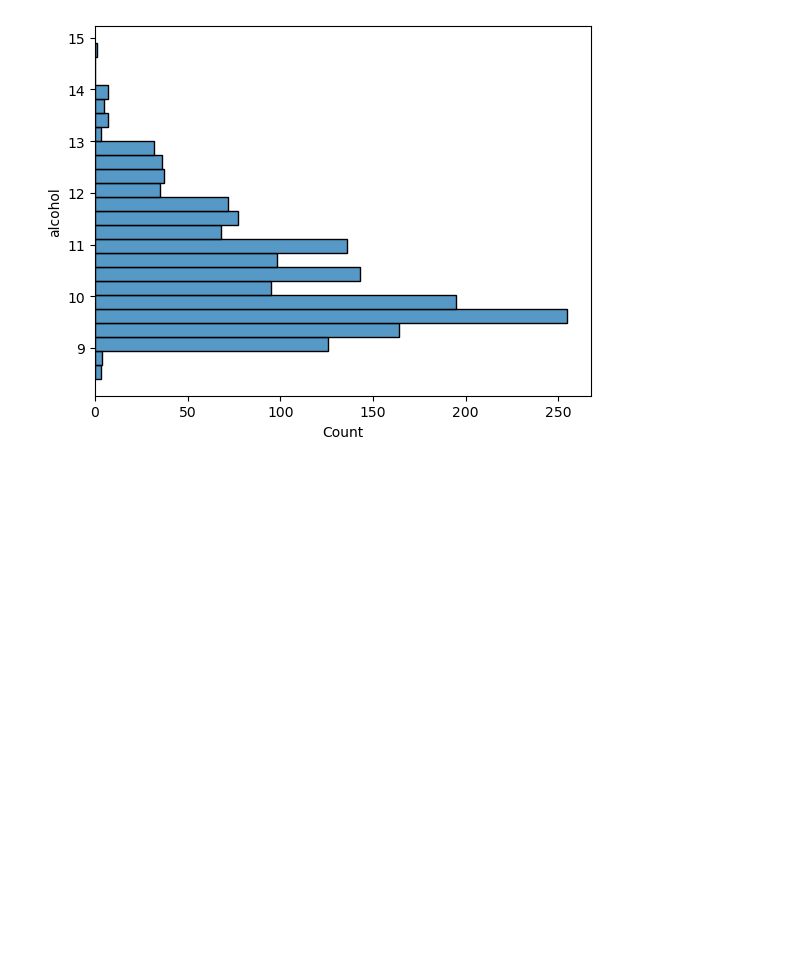
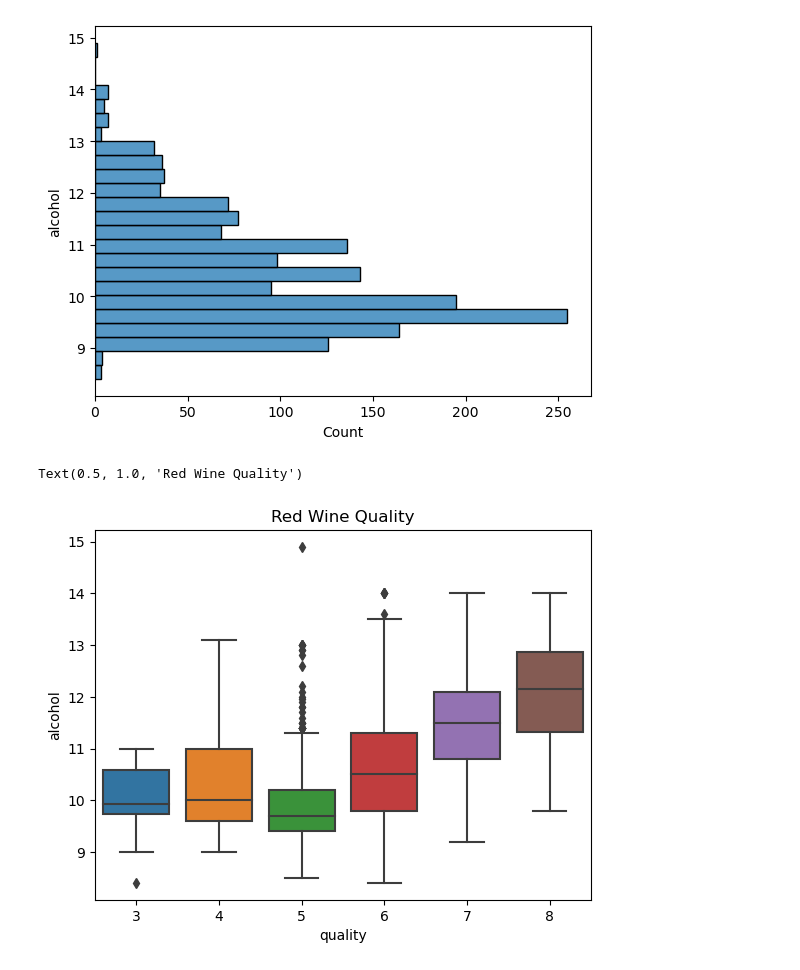
Before and after one commit to MiriamHerrmann/Wine_Data_Project, a Jupyter notebook: WineDataSet.ipynb, the cells around one changed output. Cells and saved outputs as stored; diff of their text form; code cells hidden in the pictures; blank space fills up the shorter version.

```diff
--- a/WineDataSet.ipynb
+++ b/WineDataSet.ipynb
@@ -117,0 +264,6 @@ sns.histplot( y = 'alcohol', data=red_wine_01)
+# %%
+sns.boxplot(data=red_wine_01, x="quality", y="alcohol")
+plt.title("Red Wine Quality")
+# %% [output]
+Text(0.5, 1.0, 'Red Wine Quality')
+[figure, added]
```
Also changed, not shown: parts of 30 cells of this notebook.
